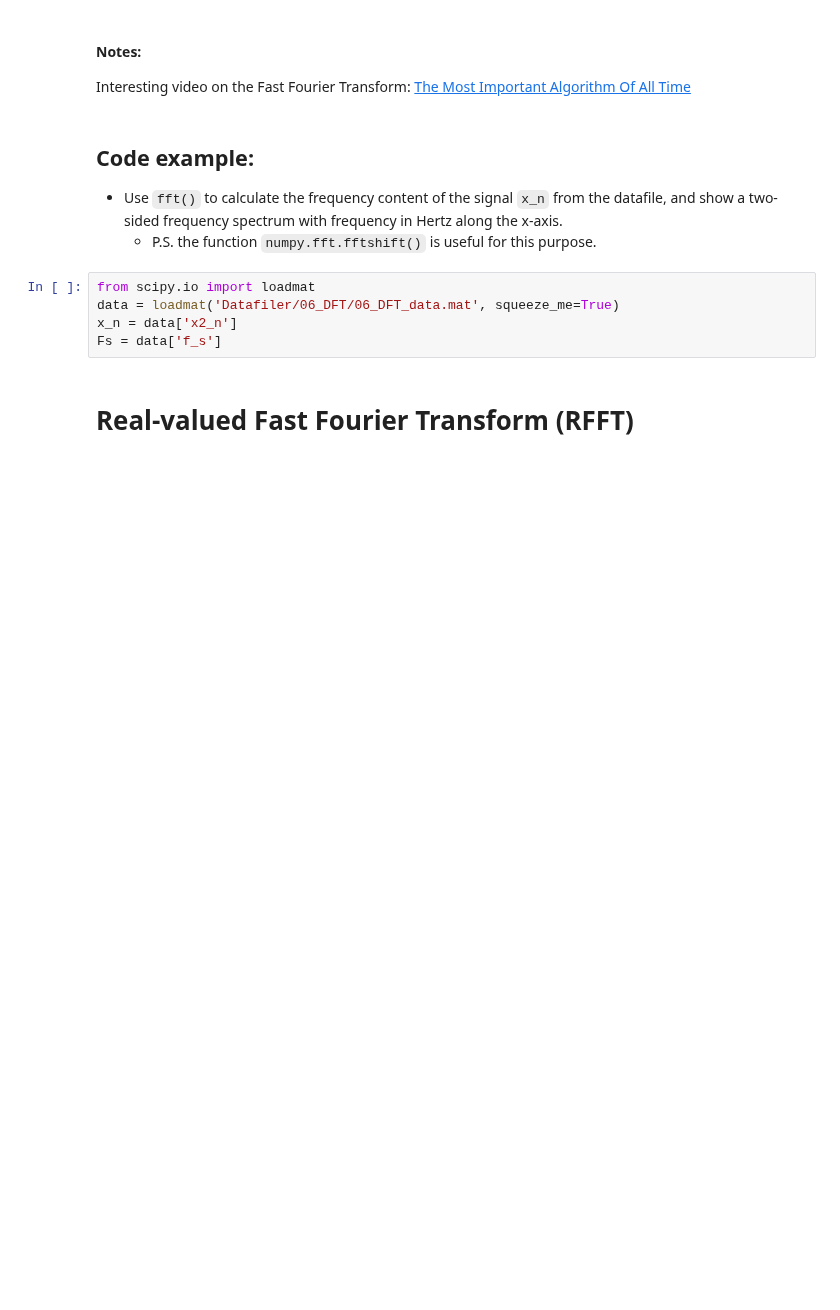
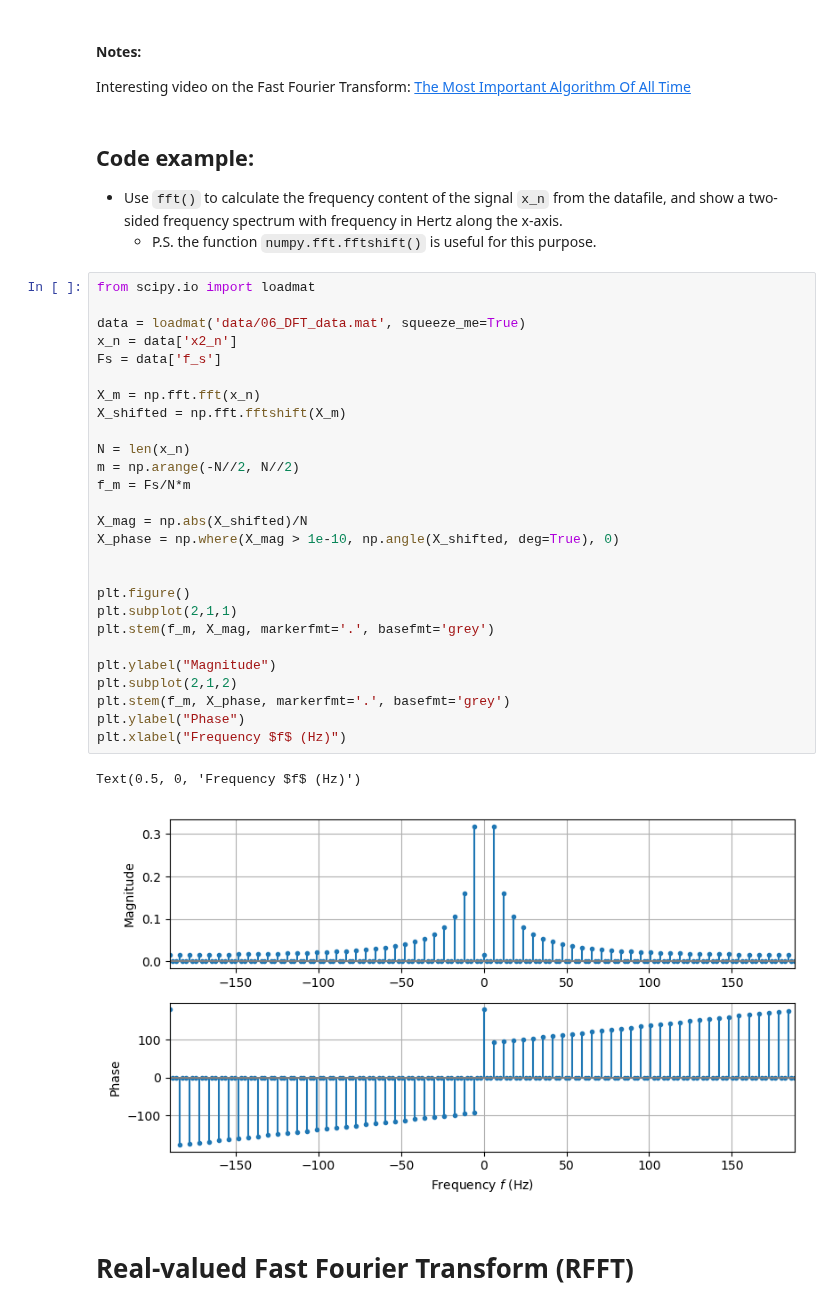
Before and after one commit to kaierih/AIS2201-Lecture_Notes, a Jupyter notebook: discrete_fourier_transform/dft_interpretation.ipynb, the cells around one changed output. Saved outputs shown, nothing was run; the diff lists cells and outputs as text; blank space fills up the shorter version.

```diff
--- a/discrete_fourier_transform/dft_interpretation.ipynb
+++ b/discrete_fourier_transform/dft_interpretation.ipynb
@@ -205,9 +205,34 @@ Interesting video on the Fast Fourier Transform: [The Most Important Algorithm O
     * P.S. the function `numpy.fft.fftshift()` is useful for this purpose.
 # %%
 from scipy.io import loadmat
-data = loadmat('Datafiler/06_DFT/06_DFT_data.mat', squeeze_me=True)
+
+data = loadmat('data/06_DFT_data.mat', squeeze_me=True)
 x_n = data['x2_n']
 Fs = data['f_s']
+
+X_m = np.fft.fft(x_n)
+X_shifted = np.fft.fftshift(X_m)
+
+N = len(x_n)
+m = np.arange(-N//2, N//2)
+f_m = Fs/N*m
+
+X_mag = np.abs(X_shifted)/N
+X_phase = np.where(X_mag > 1e-10, np.angle(X_shifted, deg=True), 0)
+
+
+plt.figure()
+plt.subplot(2,1,1)
+plt.stem(f_m, X_mag, markerfmt='.', basefmt='grey')
+
+plt.ylabel("Magnitude")
+plt.subplot(2,1,2)
+plt.stem(f_m, X_phase, markerfmt='.', basefmt='grey')
+plt.ylabel("Phase")
+plt.xlabel("Frequency $f$ (Hz)")
+# %% [output]
+Text(0.5, 0, 'Frequency $f$ (Hz)')
+[figure, added]
 # %% [markdown]
 # Real-valued Fast Fourier Transform (RFFT)
 # %% [markdown]
```
Also changed, not shown: parts of 2 cells of this notebook, 7 other files.
